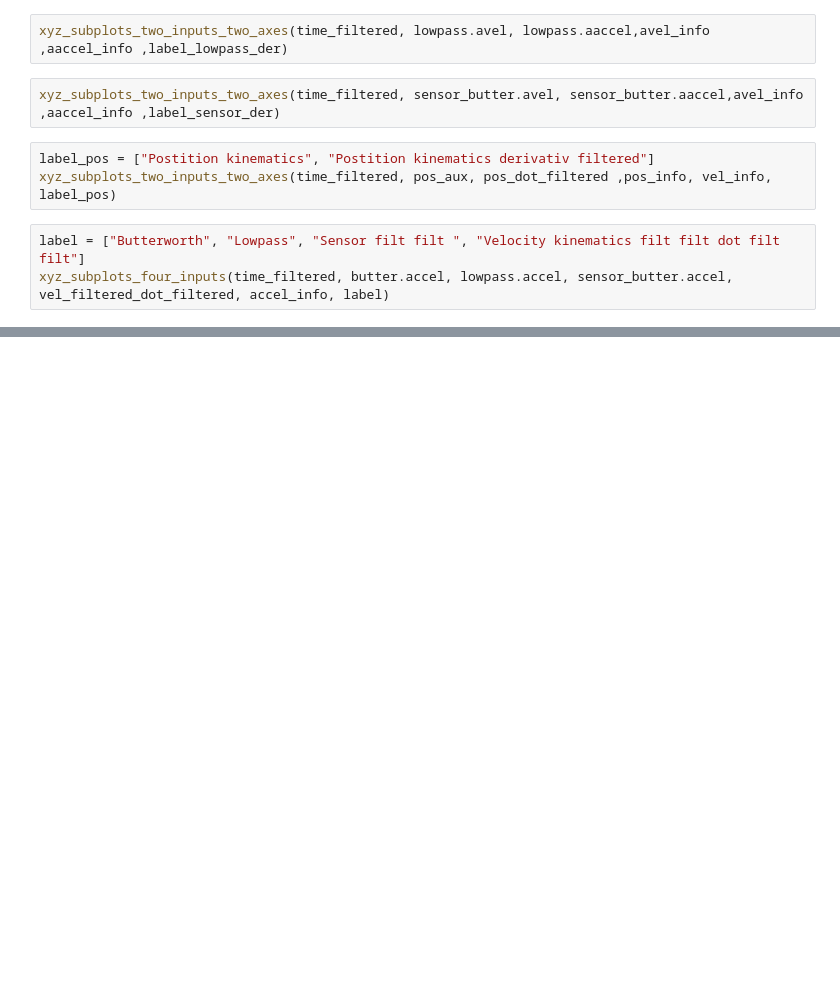
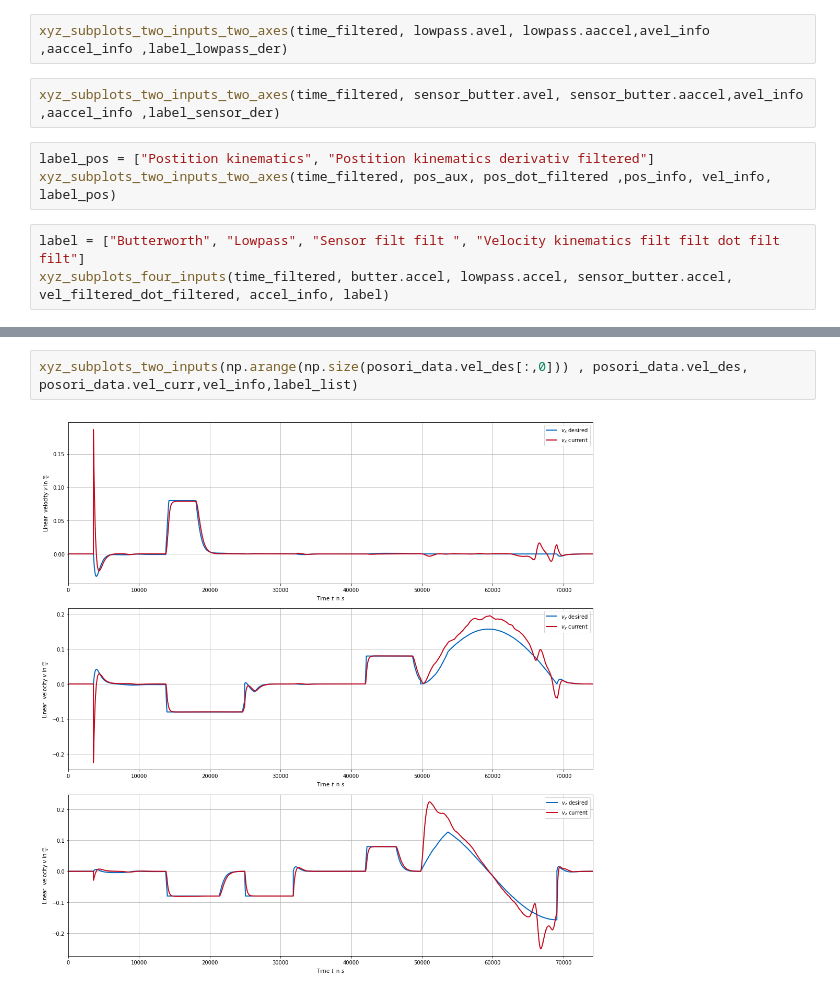
Before and after one commit to elenamck/inertial_parameter_application, a Jupyter notebook: data_collection/simulation/plotting_notebook.ipynb, the cells around one changed output, grey strips where cells are left out. Saved outputs shown, nothing was run; the diff lists cells and outputs as text; blank space fills up the shorter version.

```diff
--- a/data_collection/simulation/plotting_notebook.ipynb
+++ b/data_collection/simulation/plotting_notebook.ipynb
@@ -1348,0 +2018,4 @@ xyz_subplots_four_inputs(time_filtered, butter.accel, lowpass.accel, sensor_butt
+# %%
+xyz_subplots_two_inputs(np.arange(np.size(posori_data.vel_des[:,0])) , posori_data.vel_des, posori_data.vel_curr,vel_info,label_list)
+# %% [output]
+[figure, added]
```
Also changed, not shown: parts of 82 cells of this notebook, 51 other files.
